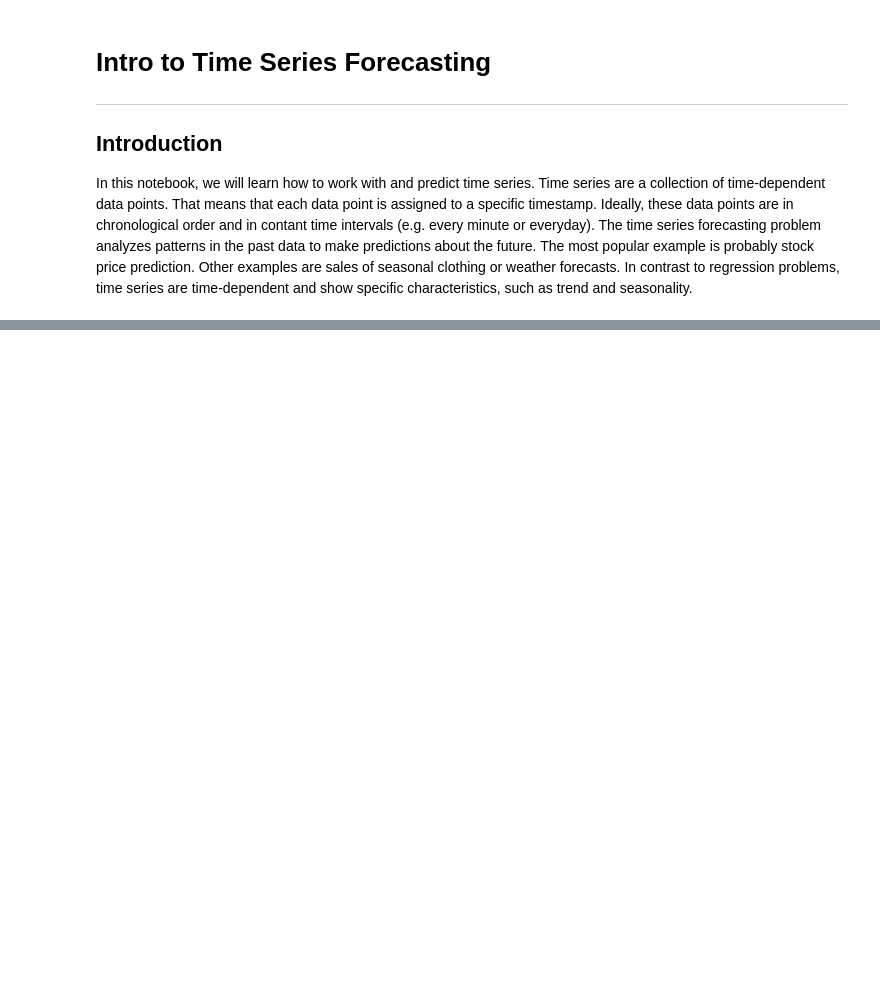
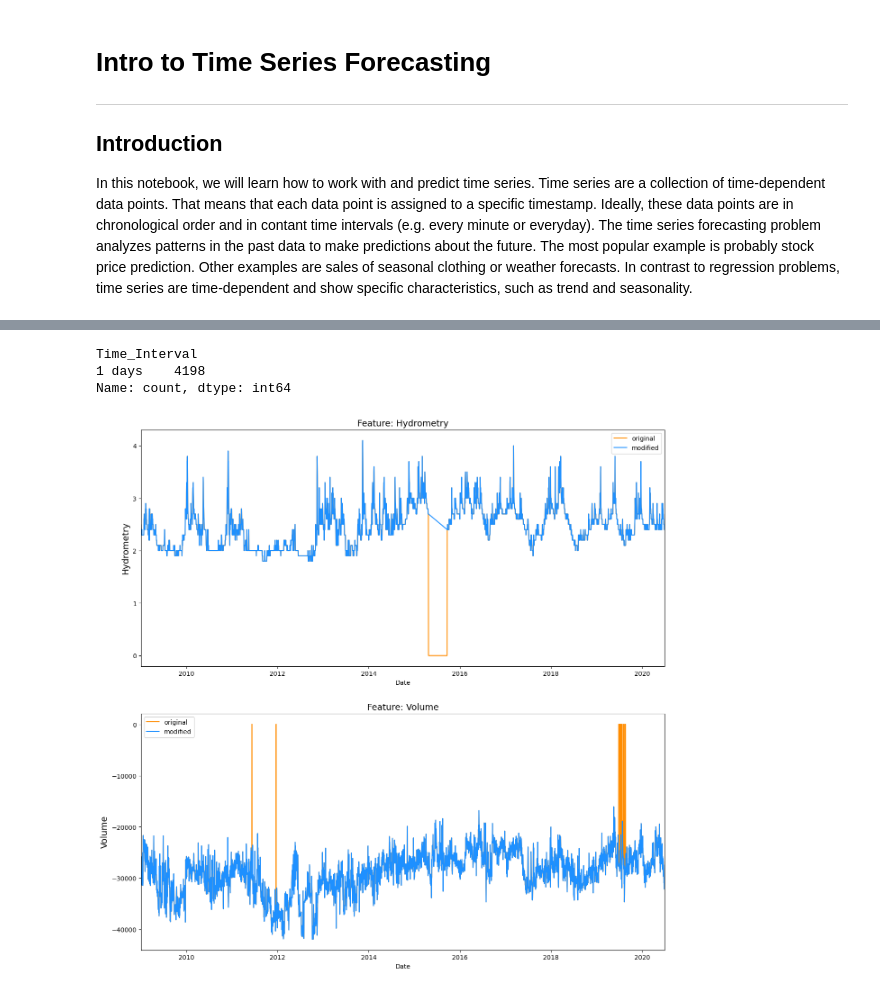
Before and after one commit to sulaiman-shamasna/Introduction-to-Time-series-Forecasting, a Jupyter notebook: notebook_one.ipynb, the cells around one changed output, grey strips where cells are left out. Drawn from its saved outputs; the diff is of its cells as text; code cells hidden in the pictures; blank space fills up the shorter version.

Commit message:
chore: :tada: Update the notebook of time-series forecasting!

```diff
--- a/notebook_one.ipynb
+++ b/notebook_one.ipynb
@@ -33,0 +161,8 @@ df.head()
+# %%
+# Sort values by timestamp (not necessary in this case)
+df = df.sort_values(by='Date')
+
+# Check time intervals
+df['Time_Interval'] = df.Date - df.Date.shift(1)
+
+df[['Date', 'Time_Interval']].head()
@@ -33,0 +176,32 @@ df.head()
+# %%
+print(f"{df['Time_Interval'].value_counts()}")
+df = df.drop('Time_Interval', axis=1)
+# %% [output]
+Time_Interval
+1 days    4198
+Name: count, dtype: int64
+# %%
+f, ax = plt.subplots(nrows=2, ncols=1, figsize=(15, 15))
+old = df.River_Hydrometry.copy()
+df['River_Hydrometry'] = np.where((df.River_Hydrometry == 0),np.nan, df.River_Hydrometry)
+
+sns.lineplot(x=df.Date, y=old.fillna(np.inf), ax=ax[0], color='darkorange', label = 'original')
+sns.lineplot(x=df.Date, y=df.River_Hydrometry.fillna(np.inf), ax=ax[0], color='dodgerblue', label = 'modified')
+ax[0].set_title('Feature: Hydrometry', fontsize=14)
+ax[0].set_ylabel(ylabel='Hydrometry', fontsize=14)
+
+old = df.Drainage_Volume.copy()
+df['Drainage_Volume'] = np.where((df.Drainage_Volume == 0),np.nan, df.Drainage_Volume)
+
+sns.lineplot(x=df.Date, y=old.fillna(np.inf), ax=ax[1], color='darkorange', label = 'original')
+sns.lineplot(x=df.Date, y=df.Drainage_Volume.fillna(np.inf), ax=ax[1], color='dodgerblue', label = 'modified')
+ax[1].set_title('Feature: Volume', fontsize=14)
+ax[1].set_ylabel(ylabel='Volume', fontsize=14)
+
+
+for i in range(2):
+    ax[i].set_xlim([date(2009, 1, 1), date(2020, 6, 30)])
+
+plt.show()
+# %% [output]
+[figure, added]
```
Also changed, not shown: parts of 7 cells of this notebook.
